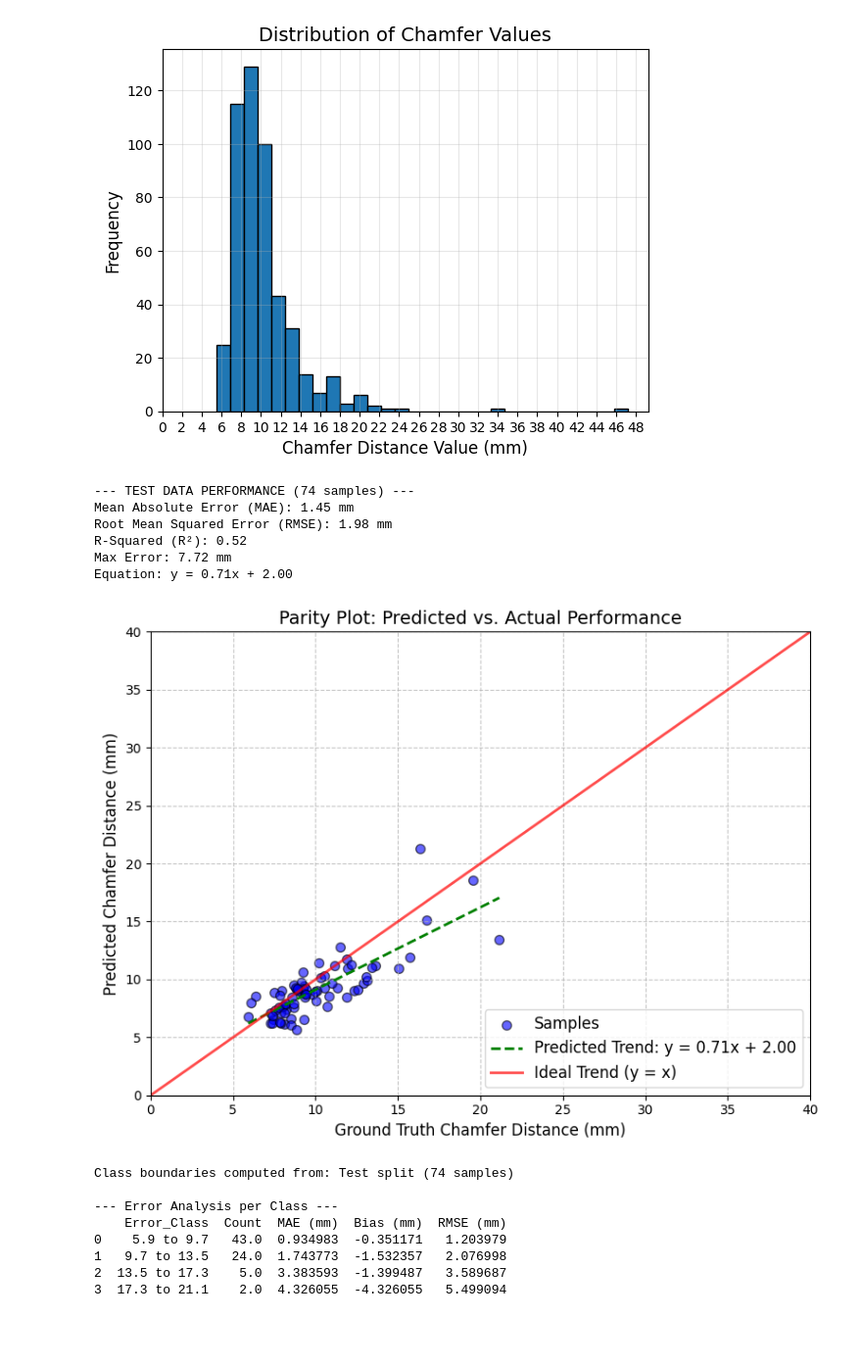
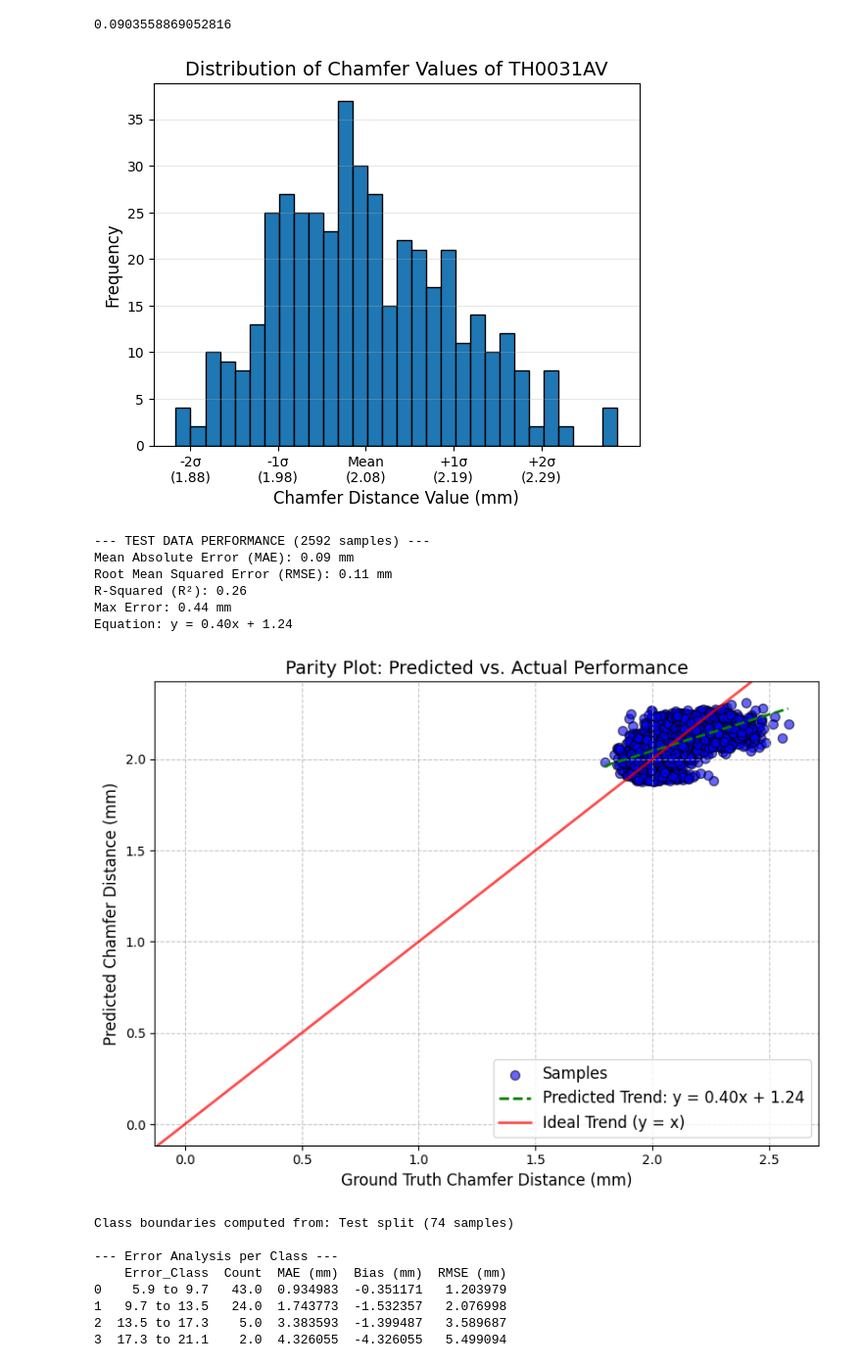
Before and after one commit to alvannauval/pointnet_pytorch_reflective, a Jupyter notebook: 1_training.ipynb, the cells around one changed output. Shown at 98% size. Saved outputs shown, nothing was run; the diff lists cells and outputs as text; code cells hidden in the pictures; blank space fills up the shorter version.

Commit message:
first training test

```diff
--- a/testing.ipynb
+++ b/1_training.ipynb
@@ -623,28 +687,72 @@ Inference: Processing ALL 432 samples as Testing (New Data mode)...
 Results saved to inference_results.csv
+# %%
+df = pd.read_csv("inference_results.csv")
+
+# Filter to only look at TH0021AV
+test_workpiece = df[df['Filename'].str.contains("TH0032AV")]
+
+# Now you can calculate your MAE or plot graphs just for this unseen workpiece!
+print(test_workpiece['Error'].mean())
+# %% [output]
+0.0903558869052816
 # %%
-# open csv
+# HISTOGRAM ANALYSIS
+
 import numpy as np
 import pandas as pd
 import matplotlib.pyplot as plt
 
+EXPERIMENT = f"TH0031AV"
+
 # csv_path = f"../anr_pkg/src/processed_data/training_second/metadata.csv"
 df = pd.read_csv(METADATA_PATH)
+
+df = df[df['filename'].str.contains(EXPERIMENT)]
+
 
 # Define your bins and plot
 plt.hist(df['chamfer_value'], bins=30, edgecolor='black')
 
-# Set ticks from 0 to the maximum value, step by 2 (change 2 to 0.5 or 1 as needed)
-max_val = df['chamfer_value'].max()
-plt.xticks(np.arange(0, max_val + 2, 2))
+# Calculate Mean and Sigma (Standard Deviation)
+mean_val = df['chamfer_value'].mean()
+std_val = df['chamfer_value'].std()
+
+# Create ticks for Mean, +- 1 Sigma, +- 2 Sigma
+ticks = [
+    mean_val - 2*std_val,
+    mean_val - std_val,
+    mean_val,
+    mean_val + std_val,
+    mean_val + 2*std_val
+]
+
+# Format the tick labels to look nice (e.g., 'Mean\n(2.10)')
+tick_labels = [
+    f'-2σ\n({ticks[0]:.2f})',
+    f'-1σ\n({ticks[1]:.2f})',
+    f'Mean\n({ticks[2]:.2f})',
+    f'+1σ\n({ticks[3]:.2f})',
+    f'+2σ\n({ticks[4]:.2f})'
+]
+
+plt.xticks(ticks, tick_labels)
 
 plt.xlabel('Chamfer Distance Value (mm)', fontsize=12)
 plt.ylabel('Frequency', fontsize=12)
-# plt.xlim(4,48)
-plt.title('Distribution of Chamfer Values', fontsize=14)
-plt.grid(True, alpha=0.3)
+plt.title(f'Distribution of Chamfer Values of {EXPERIMENT}', fontsize=14)
+plt.grid(True, alpha=0.3, axis='y')
+
+# Draw vertical lines for the sigmas to make it visually clear
+# plt.axvline(mean_val, color='red', linestyle='solid', linewidth=2, label='Mean')
+# plt.axvline(mean_val - std_val, color='red', linestyle='dashed', linewidth=1.5, label='±1 Sigma')
+# plt.axvline(mean_val + std_val, color='red', linestyle='dashed', linewidth=1.5)
+# plt.axvline(mean_val - 2*std_val, color='red', linestyle='dotted', linewidth=1.5, label='±2 Sigma')
+# plt.axvline(mean_val + 2*std_val, color='red', linestyle='dotted', linewidth=1.5)
+# plt.legend()
+
 plt.show()
 # %% [output]
-[figure, old version]
+[figure, new version]
 # %%
 # MODEL RESULT ANALYTICS #
 
@@ -713,20 +821,20 @@ ax1.set_ylabel('Predicted Chamfer Distance (mm)', fontsize=12)
 ax1.set_title('Parity Plot: Predicted vs. Actual Performance', fontsize=14)
 ax1.legend(loc='lower right', fontsize=12)
 ax1.grid(True, linestyle='--', alpha=0.7)
-ax1.set_xlim([0, 40])
-ax1.set_ylim([0, 40])
+# ax1.set_xlim([0, 40])
+# ax1.set_ylim([0, 40])
 
 plt.tight_layout()
 # plt.savefig('parity_plot_test.png', dpi=300)
 plt.show()
 # %% [output]
---- TEST DATA PERFORMANCE (74 samples) ---
-Mean Absolute Error (MAE): 1.45 mm
-Root Mean Squared Error (RMSE): 1.98 mm
-R-Squared (R²): 0.52
-Max Error: 7.72 mm
-Equation: y = 0.71x + 2.00
+--- TEST DATA PERFORMANCE (2592 samples) ---
+Mean Absolute Error (MAE): 0.09 mm
+Root Mean Squared Error (RMSE): 0.11 mm
+R-Squared (R²): 0.26
+Max Error: 0.44 mm
+Equation: y = 0.40x + 1.24
-[figure, old version]
+[figure, new version]
 # %%
 # CLASS-BASED ERROR ANALYSIS #
 
```
Also changed, not shown: parts of 6 cells of this notebook, 12 other files.
